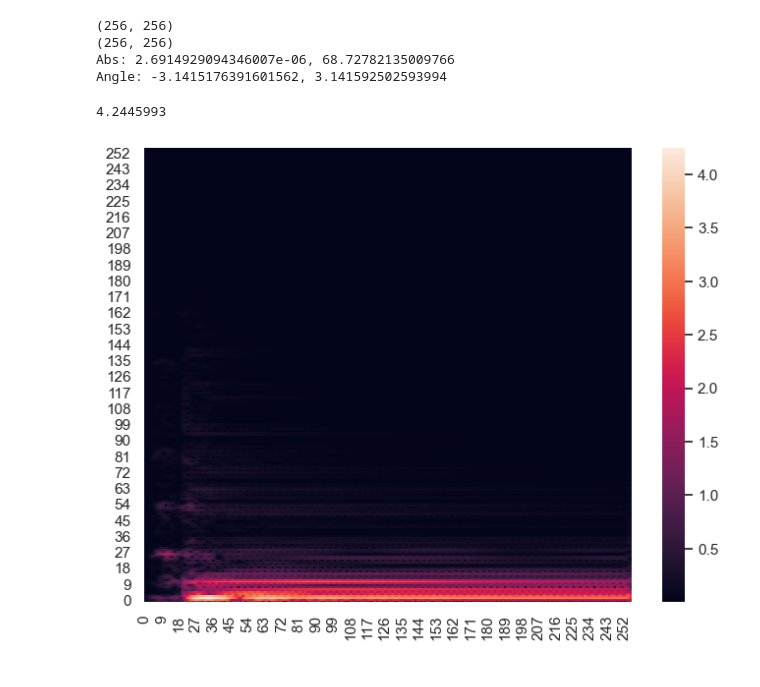
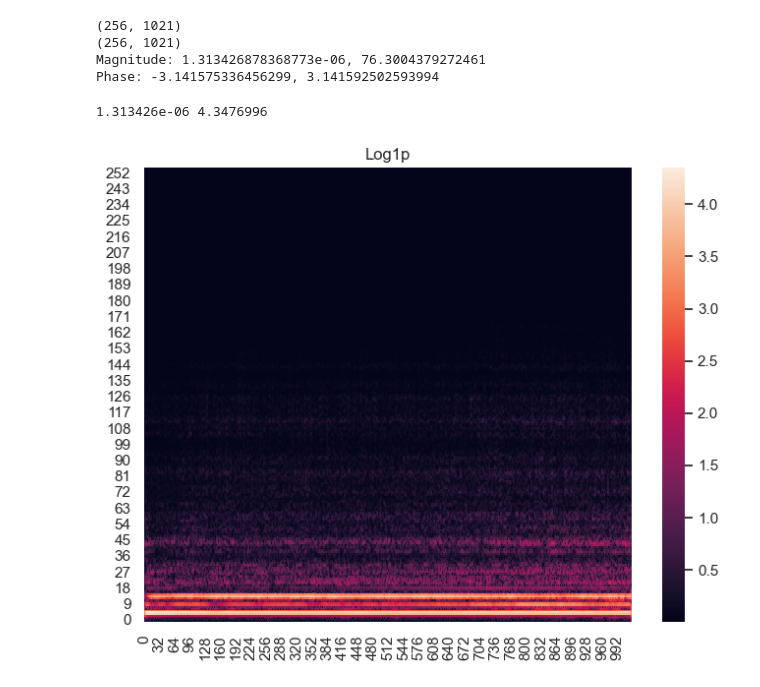
Before and after one commit to ihpar/ney_gtr, a Jupyter notebook: stft_experiments.ipynb, the cells around one changed output. Cells and saved outputs as stored; diff of their text form; code cells hidden in the pictures.

```diff
--- a/stft_experiments.ipynb
+++ b/stft_experiments.ipynb
@@ -11,8 +11,8 @@ NFFT = 512
 HOP = 64
 SIG_LIM = 2 ** 14 - HOP
 # %%
-signal, _ = librosa.load("dataset/ac_gtr/08_Gtr_G_S_3.wav", mono=True, sr=SR)
-signal = signal[:SIG_LIM]
+signal, _ = librosa.load("dataset/ney/09_Ney_A_3.wav", mono=True, sr=SR)
+signal = signal[:SIG_LIM*4]
 print(signal.shape)
 ipd.Audio(signal, rate=SR)
 # %% [output]
@@ -32,23 +32,24 @@ ipd.Audio(istft, rate=SR)
 [interactive output not drawn]
 # %%
-abs_stft = np.abs(stft[:-1])
-print(abs_stft.shape)
-angle_stft = np.angle(stft[:-1])
-print(angle_stft.shape)
-print(f"Abs: {np.min(abs_stft)}, {np.max(abs_stft)}")
-print(f"Angle: {np.min(angle_stft)}, {np.max(angle_stft)}")
+magnitude = np.abs(stft[:-1])
+print(magnitude.shape)
+phase = np.angle(stft[:-1])
+print(phase.shape)
+print(f"Magnitude: {np.min(magnitude)}, {np.max(magnitude)}")
+print(f"Phase: {np.min(phase)}, {np.max(phase)}")
 # %% [output]
-(256, 256)
-(256, 256)
-Abs: 2.6914929094346007e-06, 68.72782135009766
-Angle: -3.1415176391601562, 3.141592502593994
+(256, 1021)
+(256, 1021)
+Magnitude: 1.313426878368773e-06, 76.3004379272461
+Phase: -3.141575336456299, 3.141592502593994
 # %%
-abs_log_scaled = np.log1p(abs_stft)
-print(np.max(abs_log_scaled))
+mag_log_scaled = np.log1p(magnitude)
+print(np.min(mag_log_scaled), np.max(mag_log_scaled))
 sns.set_theme(rc={"figure.figsize": (8, 6)})
-ax = sns.heatmap(abs_log_scaled)
+ax = sns.heatmap(mag_log_scaled)
 ax.invert_yaxis()
+plt.title("Log1p")
 plt.show()
 # %% [output]
-4.2445993
+1.313426e-06 4.3476996
-[figure, old version]
+[figure, new version]
```
Also changed, not shown: parts of 15 cells of this notebook, 3 other files.
